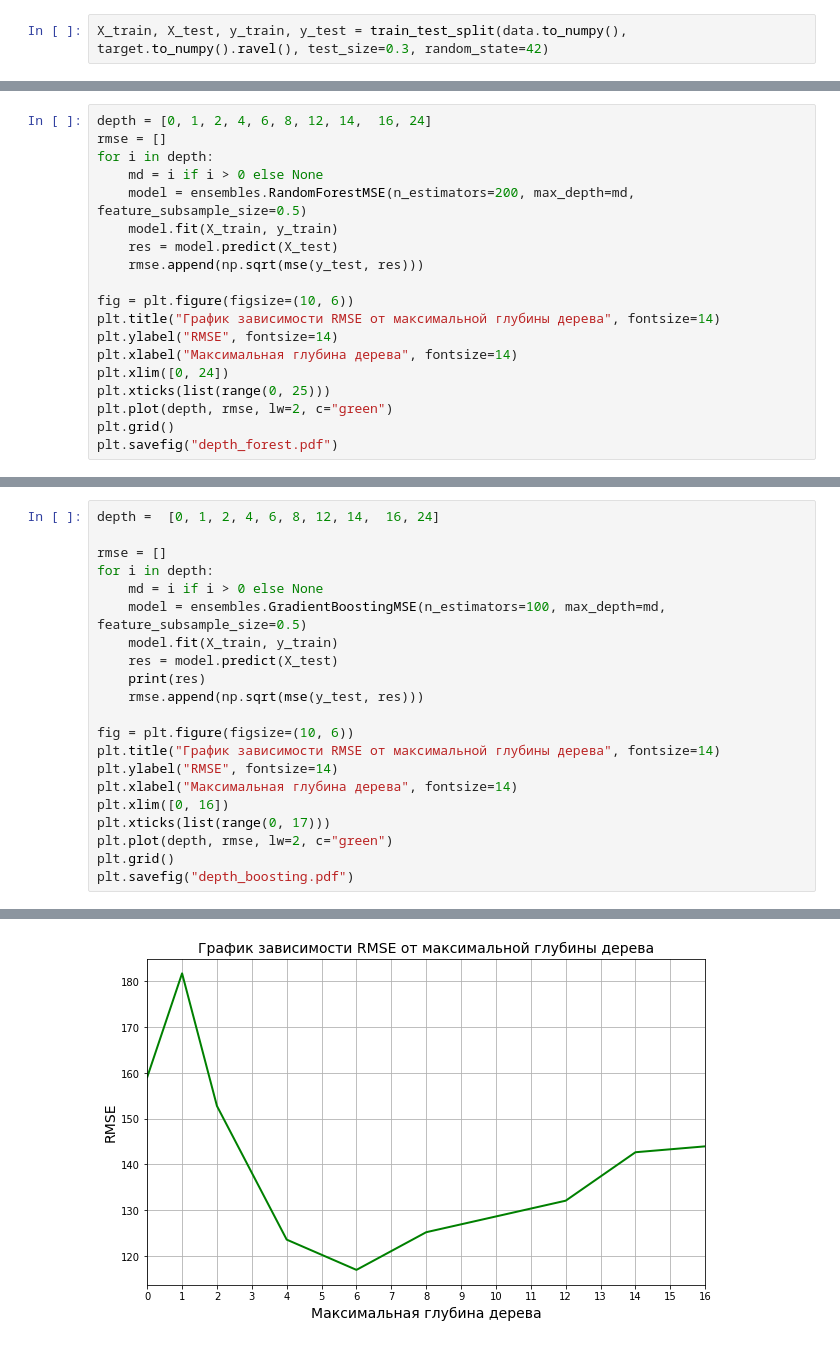
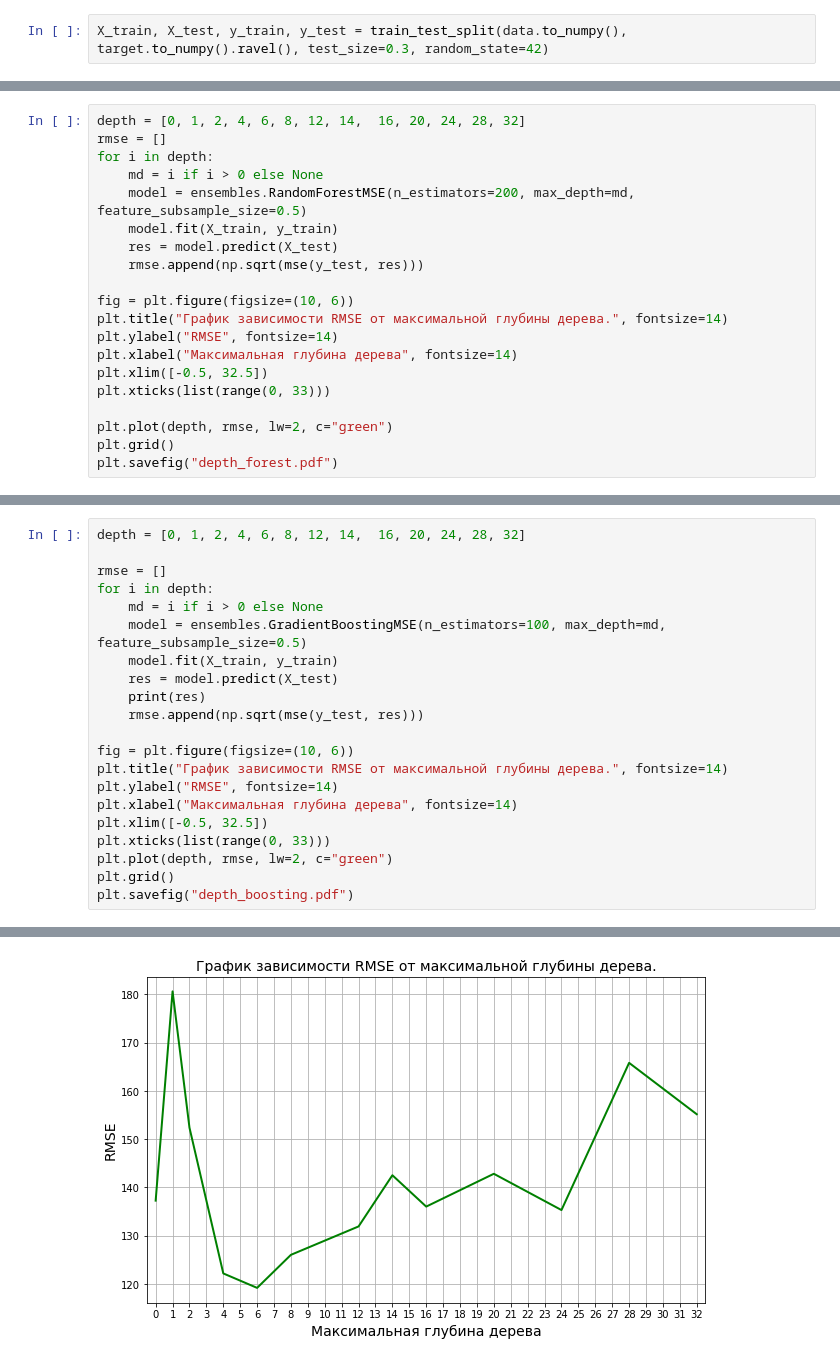
Before and after one commit to ElistratovSemyon/mmp_prac_flask_server, a Jupyter notebook: experiments.ipynb, the cells around one changed output, grey strips where cells are left out. Drawn from its saved outputs; the diff is of its cells as text.

Commit message:
config ticks on plots

```diff
--- a/experiments.ipynb
+++ b/experiments.ipynb
@@ -90,5 +87,5 @@ plt.savefig("n_tree_boosting.pdf")
 # %%
-depth = [0, 1, 2, 4, 6, 8, 12, 14,  16, 24]
+depth = [0, 1, 2, 4, 6, 8, 12, 14,  16, 20, 24, 28, 32]
 rmse = []
 for i in depth:
     md = i if i > 0 else None
@@ -98,11 +95,12 @@ for i in depth:
     rmse.append(np.sqrt(mse(y_test, res)))
 
 fig = plt.figure(figsize=(10, 6))
-plt.title("График зависимости RMSE от максимальной глубины дерева", fontsize=14)
+plt.title("График зависимости RMSE от максимальной глубины дерева.", fontsize=14)
 plt.ylabel("RMSE", fontsize=14)
 plt.xlabel("Максимальная глубина дерева", fontsize=14)
-plt.xlim([0, 24])
-plt.xticks(list(range(0, 25)))
+plt.xlim([-0.5, 32.5])
+plt.xticks(list(range(0, 33)))
+
 plt.plot(depth, rmse, lw=2, c="green")
 plt.grid()
 plt.savefig("depth_forest.pdf")
@@ -129,5 +126,5 @@ plt.savefig("fss_forest.pdf")
 # %%
-depth =  [0, 1, 2, 4, 6, 8, 12, 14,  16, 24]
+depth = [0, 1, 2, 4, 6, 8, 12, 14,  16, 20, 24, 28, 32]
 
 rmse = []
 for i in depth:
@@ -139,11 +136,11 @@ for i in depth:
     rmse.append(np.sqrt(mse(y_test, res)))
 
 fig = plt.figure(figsize=(10, 6))
-plt.title("График зависимости RMSE от максимальной глубины дерева", fontsize=14)
+plt.title("График зависимости RMSE от максимальной глубины дерева.", fontsize=14)
 plt.ylabel("RMSE", fontsize=14)
 plt.xlabel("Максимальная глубина дерева", fontsize=14)
-plt.xlim([0, 16])
-plt.xticks(list(range(0, 17)))
+plt.xlim([-0.5, 32.5])
+plt.xticks(list(range(0, 33)))
 plt.plot(depth, rmse, lw=2, c="green")
 plt.grid()
 plt.savefig("depth_boosting.pdf")
@@ -171,4 +165,4 @@ plt.savefig("depth_boosting.pdf")
-[figure, old version]
+[figure, new version]
 # %%
 fss = np.arange(0.1, 1.1, 0.1)
 rmse = []
```
Also changed, not shown: parts of 7 cells of this notebook.
